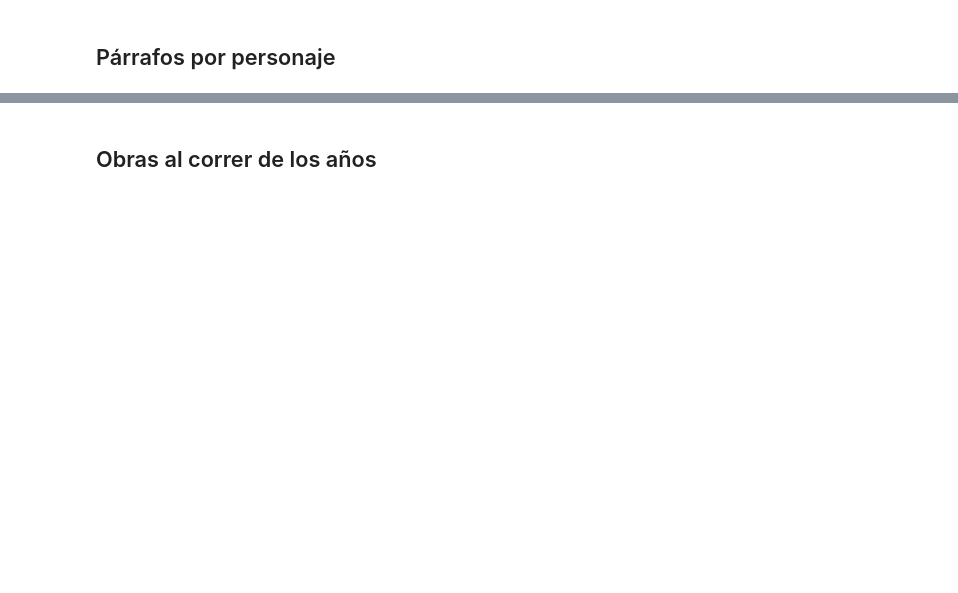
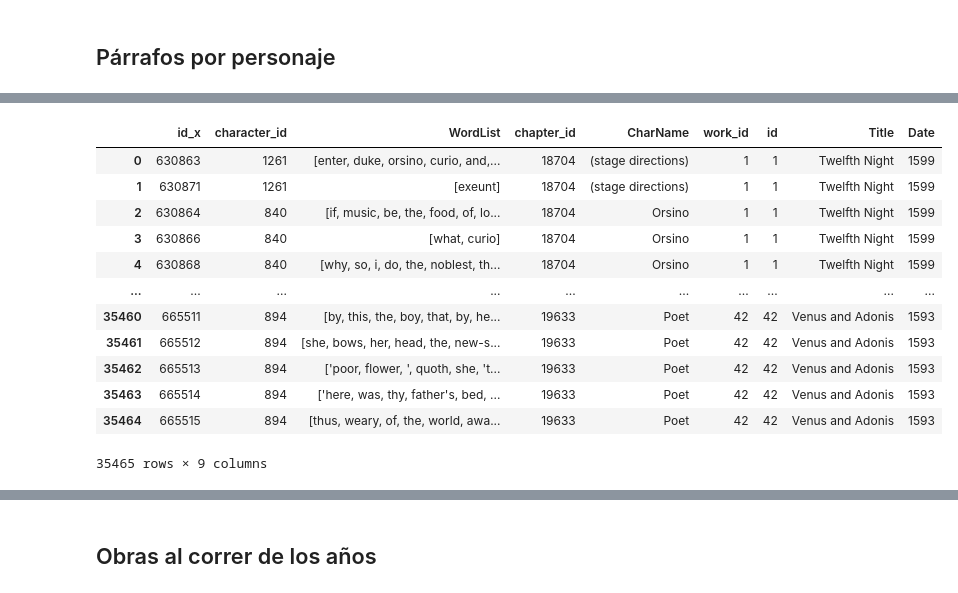
Before and after one commit to luchymd89/introcd, a Jupyter notebook: Tarea_1/shakespeare_propuesta.ipynb, the cells around one changed output, grey strips where cells are left out. Drawn from its saved outputs; the diff is of its cells as text; code cells hidden in the pictures; blank space fills up the shorter version.

```diff
--- a/Tarea_1/shakespeare_propuesta.ipynb
+++ b/Tarea_1/shakespeare_propuesta.ipynb
@@ -450,0 +467,19 @@ Name: id_x, Length: 925, dtype: int64
+# %%
+#Agrega las obras correspondientes a cada capítulo
+df_pgr_chpt_work_chr = pd.merge(df_pgr_chpt_chr[["id_x","character_id", "WordList", "chapter_id", "CharName", "work_id"]], df_works[["id", "Title", "Date"]], left_on="work_id", right_on="id")
+
+df_pgr_chpt_work_chr
+# %% [output]
+|  | id_x | character_id | WordList | chapter_id | CharName | work_id | id | Title | Date |
+| 0 | 630863 | 1261 | [enter, duke, orsino, curio, and,... | 18704 | (stage directions) | 1 | 1 | Twelfth Night | 1599 |
+| 1 | 630871 | 1261 | [exeunt] | 18704 | (stage directions) | 1 | 1 | Twelfth Night | 1599 |
+| 2 | 630864 | 840 | [if, music, be, the, food, of, lo... | 18704 | Orsino | 1 | 1 | Twelfth Night | 1599 |
+| 3 | 630866 | 840 | [what, curio] | 18704 | Orsino | 1 | 1 | Twelfth Night | 1599 |
+| 4 | 630868 | 840 | [why, so, i, do, the, noblest, th... | 18704 | Orsino | 1 | 1 | Twelfth Night | 1599 |
+| ... | ... | ... | ... | ... | ... | ... | ... | ... | ... |
+| 35460 | 665511 | 894 | [by, this, the, boy, that, by, he... | 19633 | Poet | 42 | 42 | Venus and Adonis | 1593 |
+| 35461 | 665512 | 894 | [she, bows, her, head, the, new-s... | 19633 | Poet | 42 | 42 | Venus and Adonis | 1593 |
+| 35462 | 665513 | 894 | ['poor, flower, ', quoth, she, 't... | 19633 | Poet | 42 | 42 | Venus and Adonis | 1593 |
+| 35463 | 665514 | 894 | ['here, was, thy, father's, bed, ... | 19633 | Poet | 42 | 42 | Venus and Adonis | 1593 |
+| 35464 | 665515 | 894 | [thus, weary, of, the, world, awa... | 19633 | Poet | 42 | 42 | Venus and Adonis | 1593 |
+35465 rows × 9 columns
```
Also changed, not shown: parts of 23 cells of this notebook.
